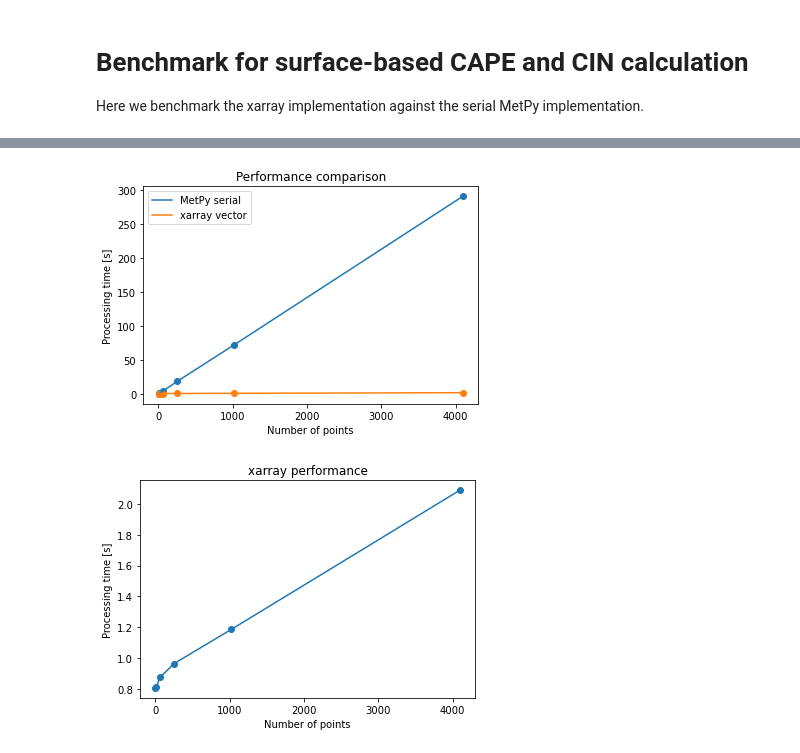
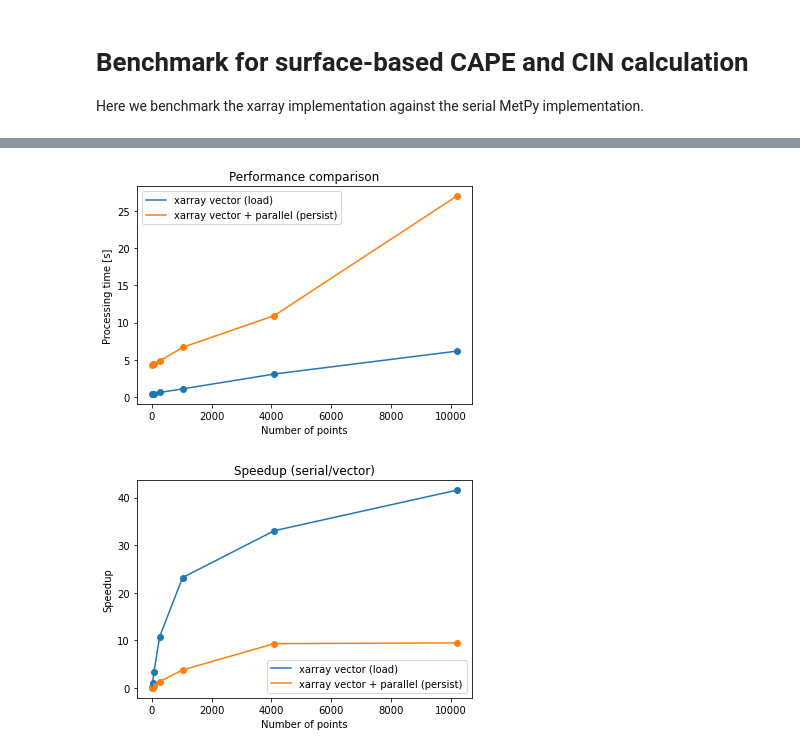
Before and after one commit to traupach/xarray_parcel, a Jupyter notebook: parcel_functions_demo.ipynb, the cells around one changed output, grey strips where cells are left out. Drawn from its saved outputs; the diff is of its cells as text; code cells hidden in the pictures.

Commit message:
Status commit before performance enhancements.

```diff
--- a/parcel_functions_demo.ipynb
+++ b/parcel_functions_demo.ipynb
@@ -36,7 +42,7 @@ warnings.filterwarnings("ignore", category=FutureWarning) # Ignore FutureWarning
 # %% [markdown]
 The test data is a subset from the [Aus400](http://climate-cms.wikis.unsw.edu.au/Aus400) simulations (released under [CC-BY-4.0](https://creativecommons.org/licenses/by/4.0/)), containing pressure/temperature/specific humidity at 90 vertical layers for ~10k points.
 # %%
-dat = xarray.open_dataset('test_data.nc', chunks=200)
+dat = xarray.open_dataset('test_data.nc', chunks=10)
 # %% [markdown]
 # A lookup table for moist lapse rates
 # %% [markdown]
@@ -289,21 +316,29 @@ benchmark_results = parcel_test.benchmark_cape(dat)
 # %%
-plt.scatter(benchmark_results.pts.values, benchmark_results.serial_time.values)
-plt.scatter(benchmark_results.pts.values, benchmark_results.vector_time.values)
-plt.plot(benchmark_results.pts.values, benchmark_results.serial_time.values, label='MetPy serial')
-plt.plot(benchmark_results.pts.values, benchmark_results.vector_time.values, label='xarray vector')
+plt.scatter(benchmark_results.pts.values, benchmark_results.xr_load.values)
+plt.scatter(benchmark_results.pts.values, benchmark_results.xr_persist.values)
+plt.plot(benchmark_results.pts.values, benchmark_results.xr_load.values, label='xarray vector (load)')
+plt.plot(benchmark_results.pts.values, benchmark_results.xr_persist.values, label='xarray vector + parallel (persist)')
 plt.xlabel('Number of points')
 plt.ylabel('Processing time [s]')
 plt.title('Performance comparison')
 plt.legend()
 plt.show()
 # %% [output]
-[figure, old version]
+[figure, new version]
 # %%
-plt.scatter(benchmark_results.pts.values, benchmark_results.vector_time.values)
-plt.plot(benchmark_results.pts.values, benchmark_results.vector_time.values, label='xarray vector')
+plt.scatter(benchmark_results.pts.values, (benchmark_results.serial.values/
+                                           benchmark_results.xr_load.values))
+plt.scatter(benchmark_results.pts.values, (benchmark_results.serial.values/
+                                           benchmark_results.xr_persist.values))
+plt.plot(benchmark_results.pts.values, (benchmark_results.serial.values/
+                                        benchmark_results.xr_load.values), label='xarray vector (load)')
+plt.plot(benchmark_results.pts.values, (benchmark_results.serial.values/
+                                        benchmark_results.xr_persist.values), label='xarray vector + parallel (persist)')
+
 plt.xlabel('Number of points')
-plt.ylabel('Processing time [s]')
-plt.title('xarray performance')
+plt.ylabel('Speedup')
+plt.title('Speedup (serial/vector)')
+plt.legend()
 plt.show()
 # %% [output]
-[figure, old version]
+[figure, new version]
```
Also changed, not shown: parts of 13 cells of this notebook, 2 other files.
